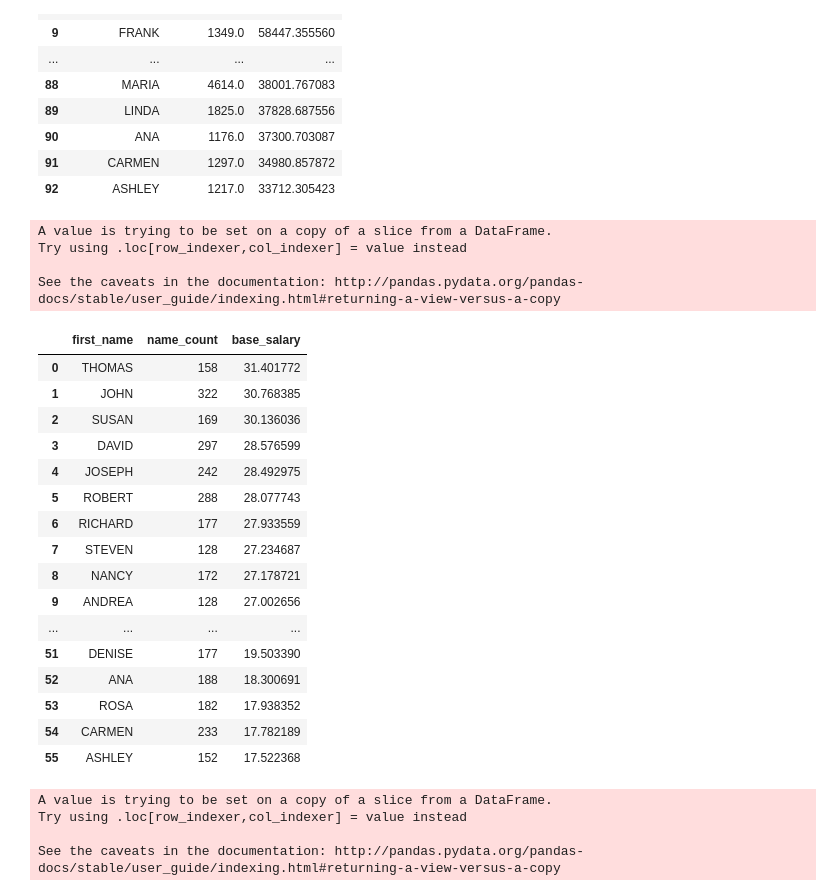
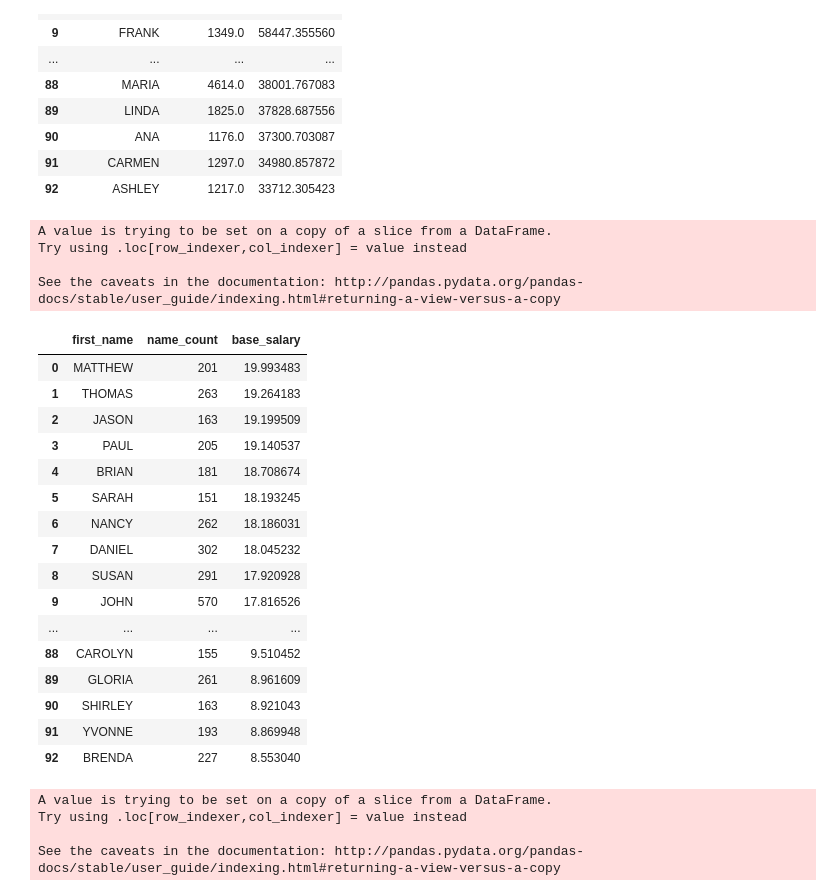
Before and after one commit to aduranil/nyc_govt_payroll, a Jupyter notebook: 2019_salary_1000_names/2019 data.ipynb, the cells around one changed output. Saved outputs shown, nothing was run; the diff lists cells and outputs as text; code cells hidden in the pictures.

```diff
--- a/2019_salary_1000_names/2019 data.ipynb
+++ b/2019_salary_1000_names/2019 data.ipynb
@@ -511,35 +378,34 @@ def filter_greater_than(result, column, threshold):
 def filter_all(result, year, threshold):
     updated_result = filter_result_by_year(result, year)
     pay_basis_result = filter_column_by_value(updated_result, 'pay_basis', 'Hour')
-    greater_result = filter_greater_than(pay_basis_result, 'base_salary', 1)
-    lesser_result = filter_less_than(greater_result, 'base_salary', 20000)
+    lesser_result = filter_less_than(pay_basis_result, 'base_salary', 20000)
     add_count_of_value(lesser_result, 'name_count', 'first_name')
     return get_data_set(lesser_result, 'name_count', threshold, 'first_name', 'base_salary')
     # get_data_set(lesser_result, 'first_name', threshold, 'first_name', 'base_salary')
 # %%
-filter_all(updated_result, '2019', 125)
+filter_all(updated_result, '2019', 150)
 # %% [output]
 A value is trying to be set on a copy of a slice from a DataFrame.
 Try using .loc[row_indexer,col_indexer] = value instead
 
 See the caveats in the documentation: http://pandas.pydata.org/pandas-docs/stable/user_guide/indexing.html#returning-a-view-versus-a-copy
 |  | first_name | name_count | base_salary |
-| 0 | THOMAS | 158 | 31.401772 |
-| 1 | JOHN | 322 | 30.768385 |
-| 2 | SUSAN | 169 | 30.136036 |
-| 3 | DAVID | 297 | 28.576599 |
-| 4 | JOSEPH | 242 | 28.492975 |
-| 5 | ROBERT | 288 | 28.077743 |
-| 6 | RICHARD | 177 | 27.933559 |
-| 7 | STEVEN | 128 | 27.234687 |
-| 8 | NANCY | 172 | 27.178721 |
-| 9 | ANDREA | 128 | 27.002656 |
+| 0 | MATTHEW | 201 | 19.993483 |
+| 1 | THOMAS | 263 | 19.264183 |
+| 2 | JASON | 163 | 19.199509 |
+| 3 | PAUL | 205 | 19.140537 |
+| 4 | BRIAN | 181 | 18.708674 |
+| 5 | SARAH | 151 | 18.193245 |
+| 6 | NANCY | 262 | 18.186031 |
+| 7 | DANIEL | 302 | 18.045232 |
+| 8 | SUSAN | 291 | 17.920928 |
+| 9 | JOHN | 570 | 17.816526 |
 | ... | ... | ... | ... |
-| 51 | DENISE | 177 | 19.503390 |
-| 52 | ANA | 188 | 18.300691 |
-| 53 | ROSA | 182 | 17.938352 |
-| 54 | CARMEN | 233 | 17.782189 |
-| 55 | ASHLEY | 152 | 17.522368 |
+| 88 | CAROLYN | 155 | 9.510452 |
+| 89 | GLORIA | 261 | 8.961609 |
+| 90 | SHIRLEY | 163 | 8.921043 |
+| 91 | YVONNE | 193 | 8.869948 |
+| 92 | BRENDA | 227 | 8.553040 |
 # %%
 def filter_all_salary(result, threshold):
     updated_result = filter_result_by_year(result, '2019')
```
Also changed, not shown: parts of 37 cells of this notebook, 2 other files.
